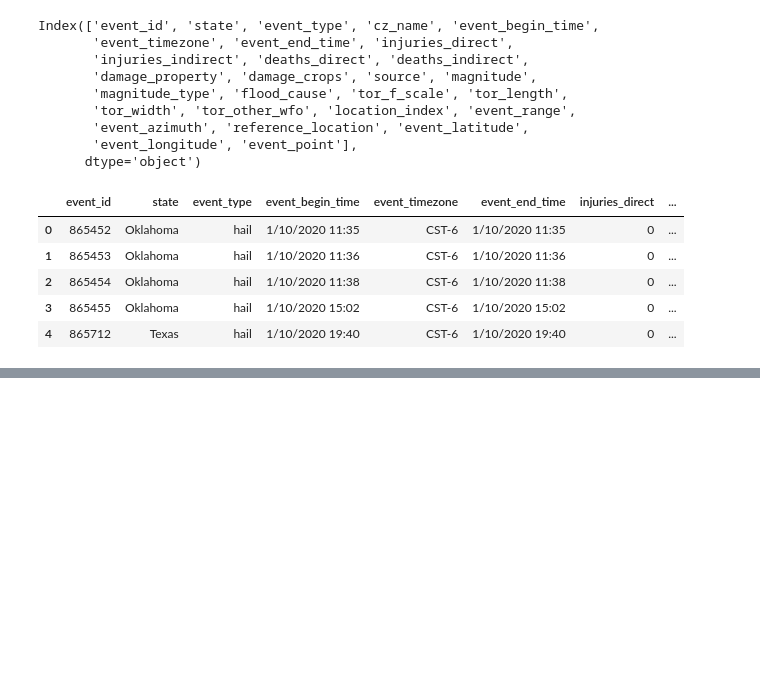
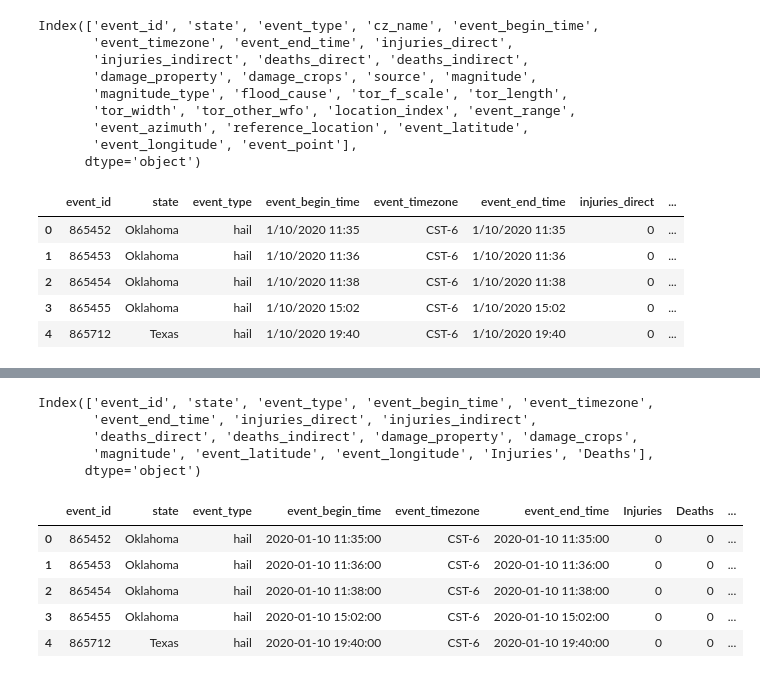
Before and after one commit to nfcresta/project-storm, a Jupyter notebook: Project_storm_datacleanup.ipynb, the cells around one changed output, grey strips where cells are left out. Cells and saved outputs as stored; diff of their text form; code cells hidden in the pictures; blank space fills up the shorter version.

Commit message:
commit 3 finished cleaning

```diff
--- a/Project_storm_datacleanup.ipynb
+++ b/Project_storm_datacleanup.ipynb
@@ -45,0 +65,5 @@ new_stormcsv.head()
+# %%
+# cleaning date columns
+
+new_stormcsv['event_begin_time'] = pd.to_datetime(new_stormcsv['event_begin_time'])
+new_stormcsv['event_end_time'] = pd.to_datetime(new_stormcsv['event_end_time'])
@@ -45,0 +101,6 @@ new_stormcsv.head()
+# %%
+# Combining injury and death columns to be one
+
+new_stormcsv['Injuries'] = new_stormcsv['injuries_direct'] + new_stormcsv['injuries_indirect']
+new_stormcsv['Deaths'] = new_stormcsv['deaths_direct'] + new_stormcsv['deaths_indirect']
+new_stormcsv.head()
@@ -45,0 +124,20 @@ new_stormcsv.head()
+# %%
+new_stormcsv.columns
+# %% [output]
+Index(['event_id', 'state', 'event_type', 'event_begin_time', 'event_timezone',
+       'event_end_time', 'injuries_direct', 'injuries_indirect',
+       'deaths_direct', 'deaths_indirect', 'damage_property', 'damage_crops',
+       'magnitude', 'event_latitude', 'event_longitude', 'Injuries', 'Deaths'],
+      dtype='object')
+# %%
+clean_storm = new_stormcsv[['event_id', 'state', 'event_type', 'event_begin_time', 'event_timezone',
+       'event_end_time', 'Injuries', 'Deaths', 'damage_property', 'damage_crops',
+       'magnitude', 'event_latitude', 'event_longitude']]
+clean_storm.head()
+# %% [output]
+|  | event_id | state | event_type | event_begin_time | event_timezone | event_end_time | Injuries | Deaths | ... |
+| 0 | 865452 | Oklahoma | hail | 2020-01-10 11:35:00 | CST-6 | 2020-01-10 11:35:00 | 0 | 0 | ... |
+| 1 | 865453 | Oklahoma | hail | 2020-01-10 11:36:00 | CST-6 | 2020-01-10 11:36:00 | 0 | 0 | ... |
+| 2 | 865454 | Oklahoma | hail | 2020-01-10 11:38:00 | CST-6 | 2020-01-10 11:38:00 | 0 | 0 | ... |
+| 3 | 865455 | Oklahoma | hail | 2020-01-10 15:02:00 | CST-6 | 2020-01-10 15:02:00 | 0 | 0 | ... |
+| 4 | 865712 | Texas | hail | 2020-01-10 19:40:00 | CST-6 | 2020-01-10 19:40:00 | 0 | 0 | ... |
```
Also changed, not shown: parts of 7 cells of this notebook.
